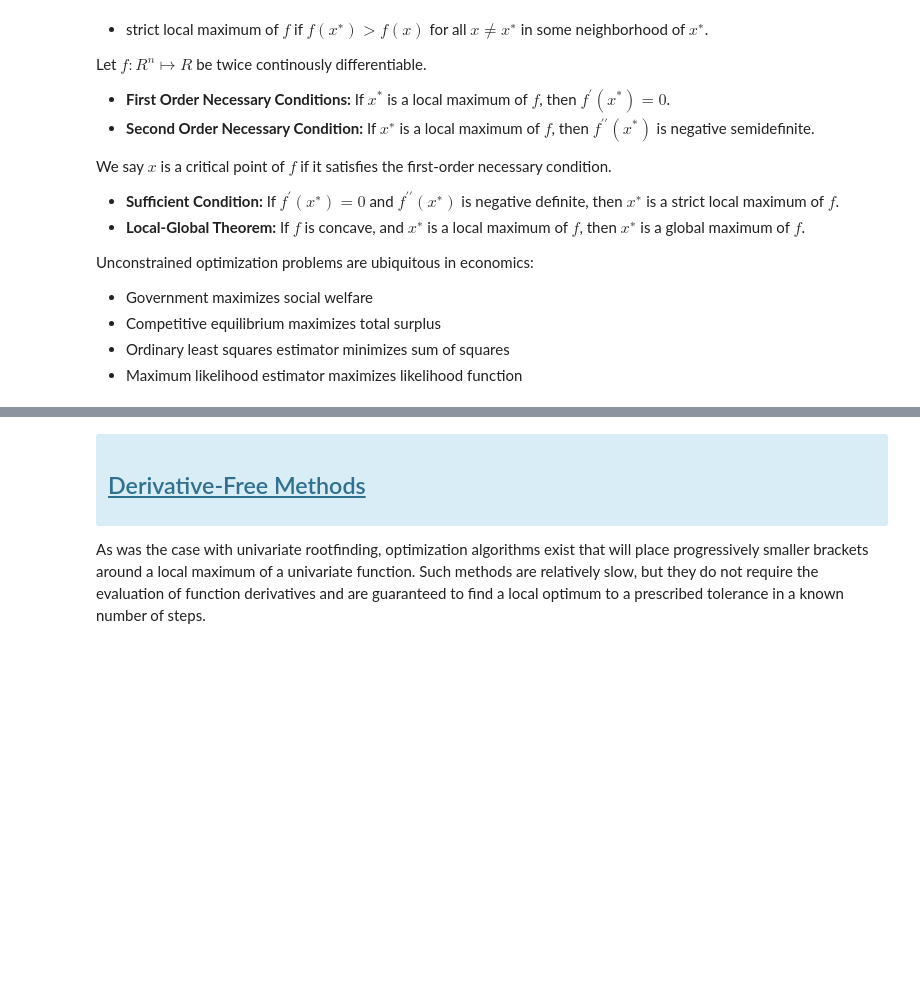
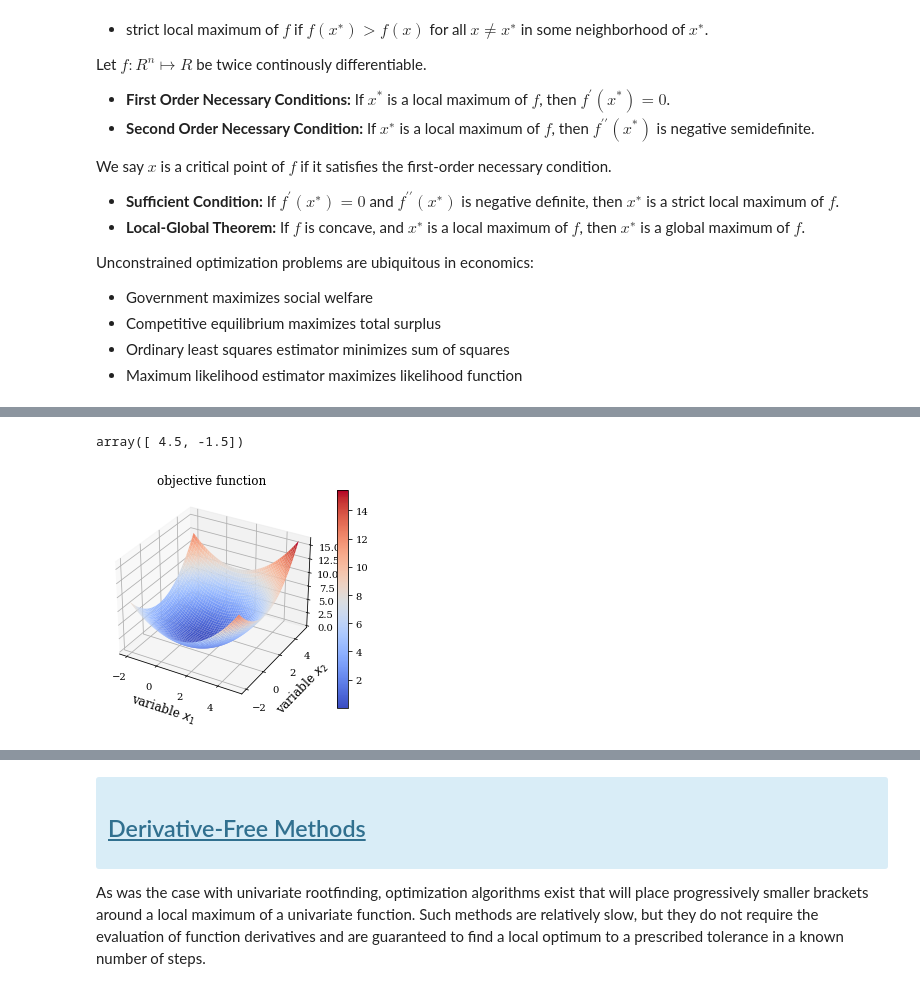
Before and after one commit to OpenSourceEconomics/ose-course-scientific-computing, a Jupyter notebook: lectures/optimization/notebook.ipynb, the cells around one changed output, grey strips where cells are left out. Saved outputs shown, nothing was run; the diff lists cells and outputs as text; code cells hidden in the pictures; blank space fills up the shorter version.

```diff
--- a/lectures/optimization/notebook.ipynb
+++ b/lectures/optimization/notebook.ipynb
@@ -76,0 +138,8 @@ plt.contour(X, Y, Z, 200, cmap="RdGy")
+# %%
+x0
+# %% [output]
+array([ 4.5, -1.5])
+# %%
+plt = plot_surf(get_test_function_p, dimension=2)
+# %% [output]
+[figure, added]
```
Also changed, not shown: parts of 27 cells of this notebook, 3 other files.
